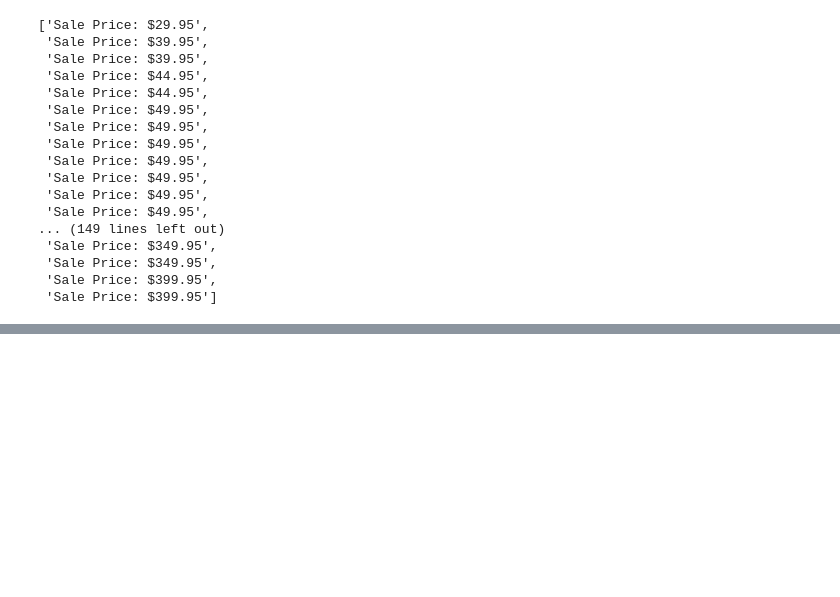
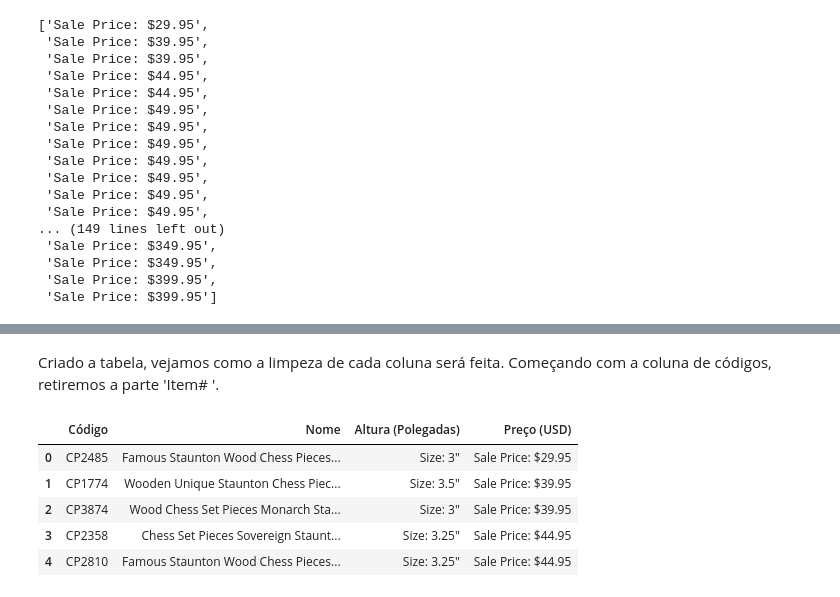
Before and after one commit to gabrielnrt/Aprendizado, a Jupyter notebook: Projetos de Aprendizado/Chess House/Raspagem.ipynb, the cells around one changed output, grey strips where cells are left out. Drawn from its saved outputs; the diff is of its cells as text; code cells hidden in the pictures; blank space fills up the shorter version.

```diff
--- a/Projetos de Aprendizado/Chess House/Raspagem.ipynb
+++ b/Projetos de Aprendizado/Chess House/Raspagem.ipynb
@@ -163,0 +183,13 @@ df
+# %% [markdown]
+Criado a tabela, vejamos como a limpeza de cada coluna será feita. Começando com a coluna de códigos, retiremos a parte 'Item# '.
+# %%
+df['Código'] = df['Código'].apply(lambda texto:texto.replace('Item# ', '') )
+
+df.head()
+# %% [output]
+|  | Código | Nome | Altura (Polegadas) | Preço (USD) |
+| 0 | CP2485 | Famous Staunton Wood Chess Pieces... | Size: 3" | Sale Price: $29.95 |
+| 1 | CP1774 | Wooden Unique Staunton Chess Piec... | Size: 3.5" | Sale Price: $39.95 |
+| 2 | CP3874 | Wood Chess Set Pieces Monarch Sta... | Size: 3" | Sale Price: $39.95 |
+| 3 | CP2358 | Chess Set Pieces Sovereign Staunt... | Size: 3.25" | Sale Price: $44.95 |
+| 4 | CP2810 | Famous Staunton Wood Chess Pieces... | Size: 3.25" | Sale Price: $44.95 |
```
Also changed, not shown: parts of 11 cells of this notebook, 1 other file.
